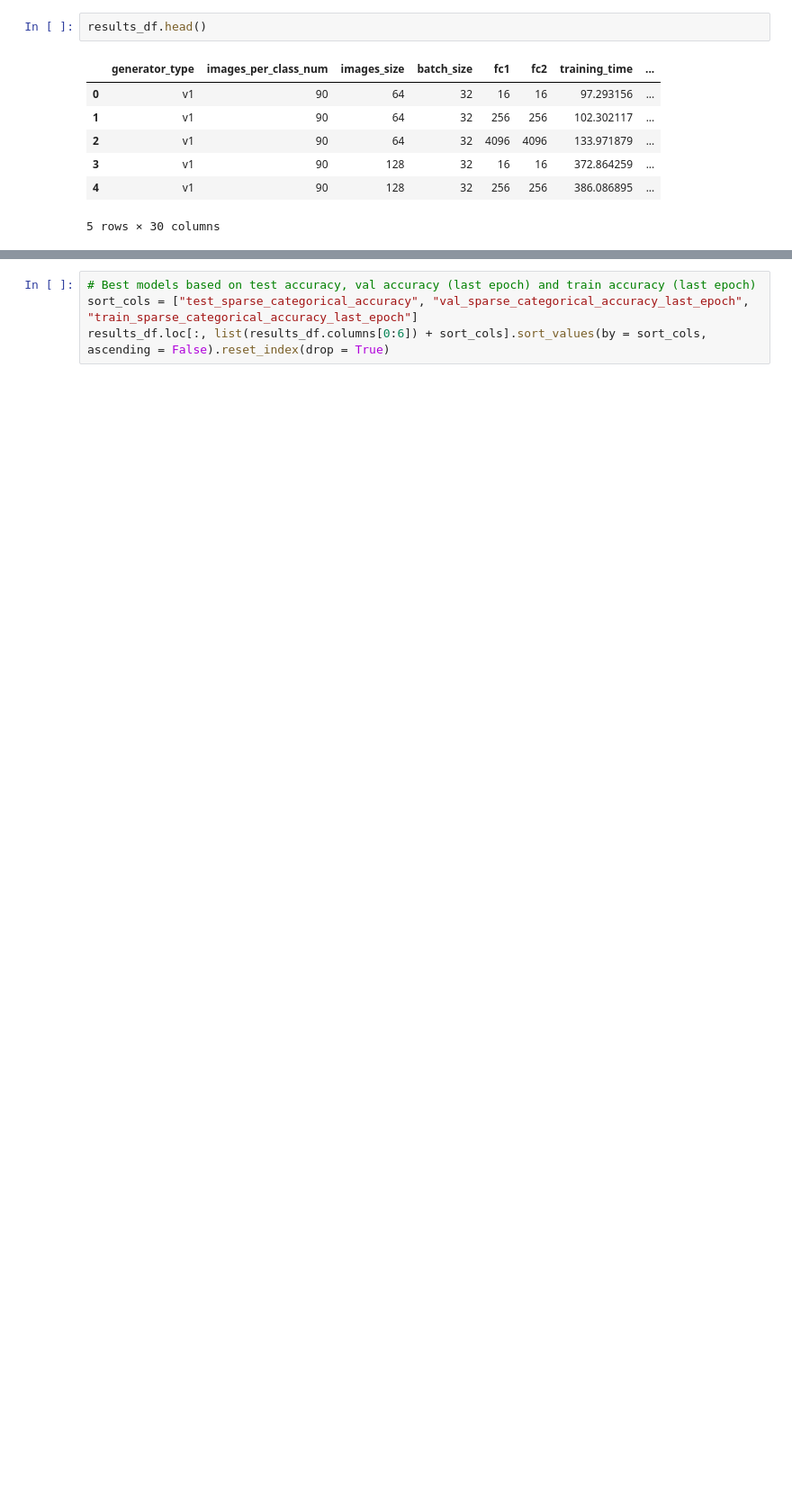
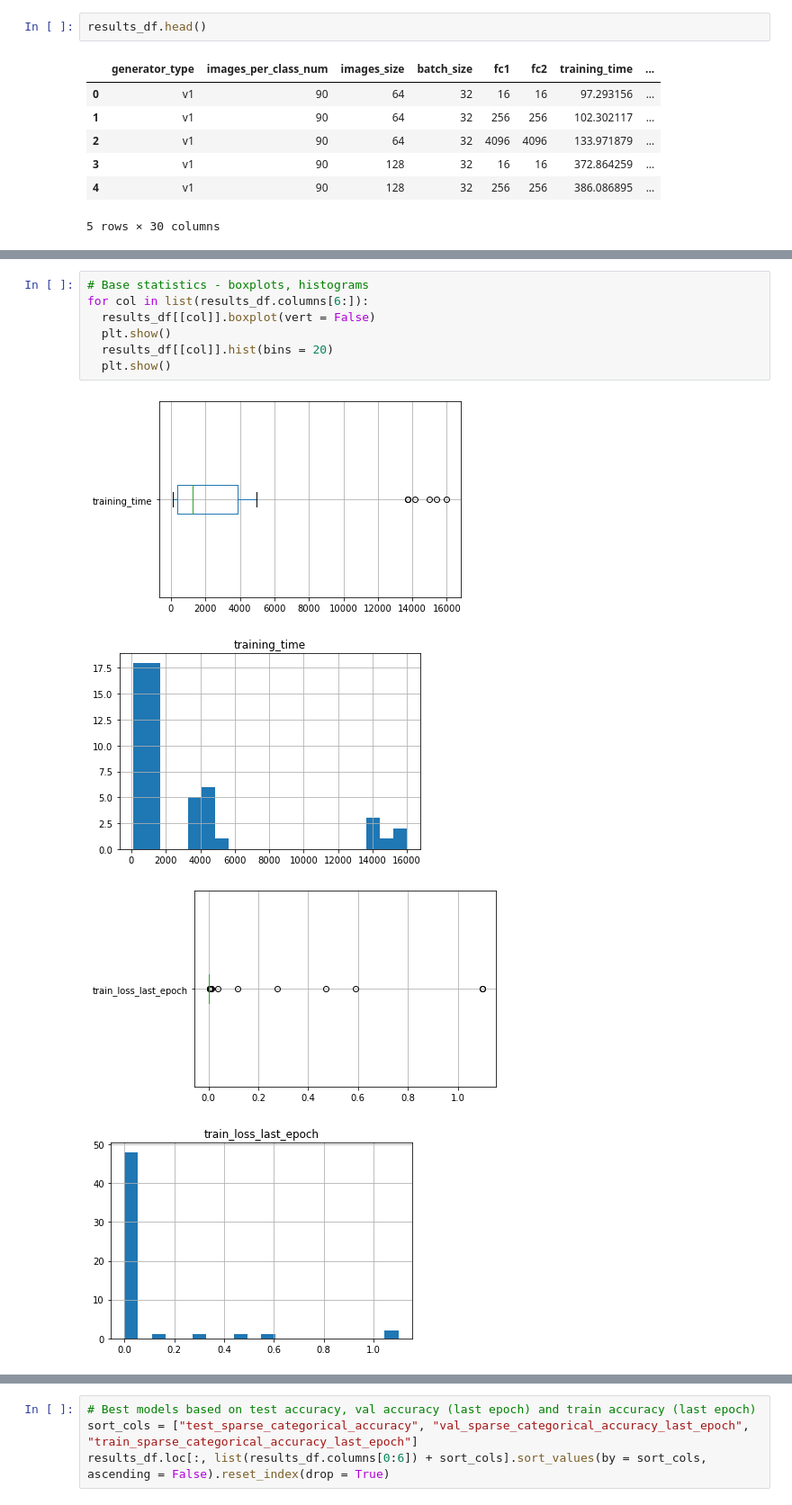
Before and after one commit to paldynaagata/Recognition-of-the-Wigner-caustic-of-ovals, a Jupyter notebook: images_classification/notebooks/vgg16_results_analysis.ipynb, the cells around one changed output, grey strips where cells are left out. Shown at 90% size. Drawn from its saved outputs; the diff is of its cells as text; blank space fills up the shorter version.

Commit message:
Further analysis of the VGG16 results

```diff
--- a/images_classification/notebooks/vgg16_results_analysis.ipynb
+++ b/images_classification/notebooks/vgg16_results_analysis.ipynb
@@ -17,0 +41,12 @@ results_df.head()
+# %%
+# Base statistics - boxplots, histograms
+for col in list(results_df.columns[6:]):
+  results_df[[col]].boxplot(vert = False)
+  plt.show()
+  results_df[[col]].hist(bins = 20)
+  plt.show()
+# %% [output]
+[figure, added]
+[figure, added]
+[figure, added]
+[figure, added]
```
Also changed, not shown: parts of 22 cells of this notebook.
